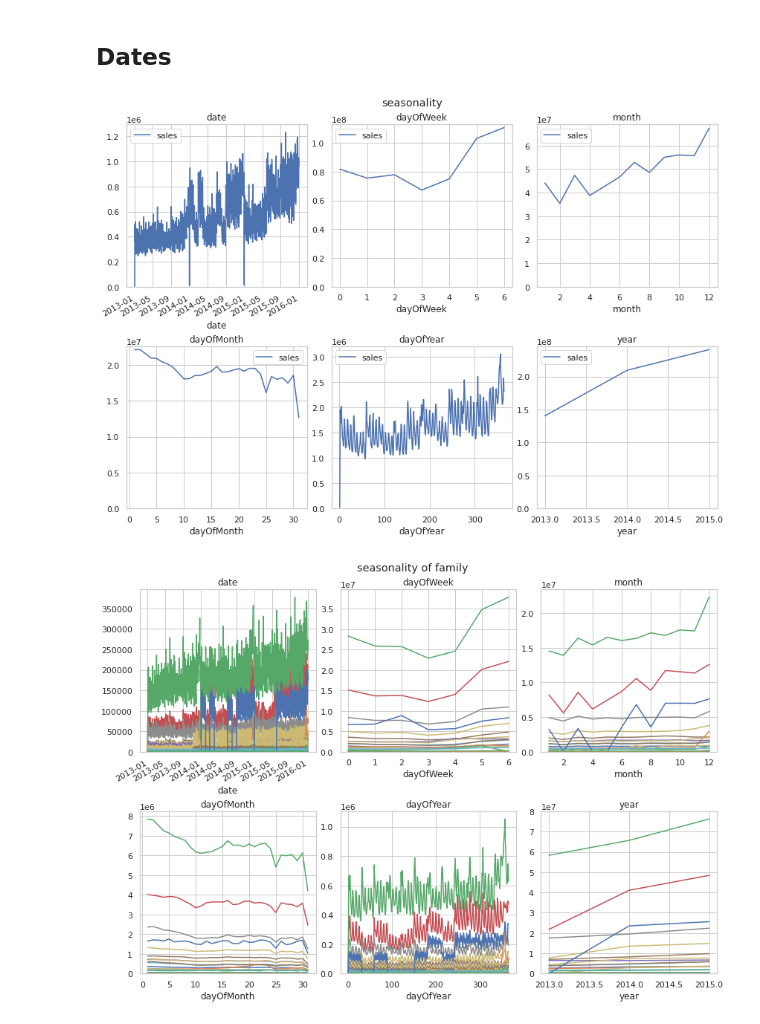
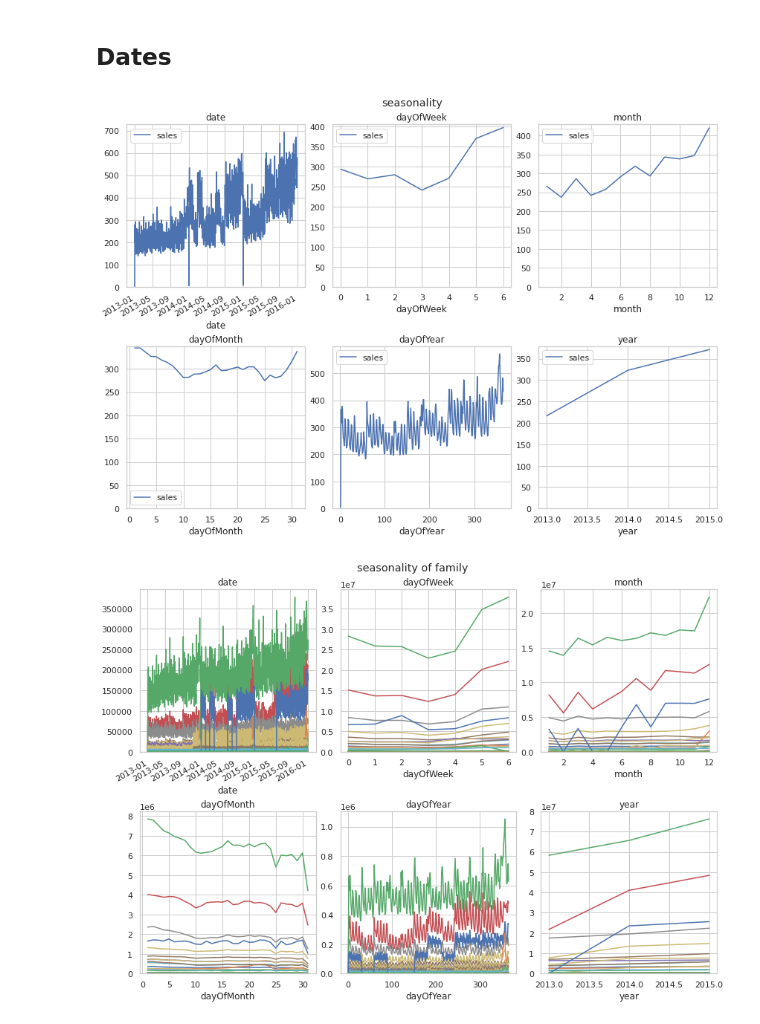
Before and after one commit to iberatd/Kaggle, a Jupyter notebook: forecasting-first.ipynb, the cells around one changed output. Saved outputs shown, nothing was run; the diff lists cells and outputs as text; code cells hidden in the pictures.

```diff
--- a/forecasting-first.ipynb
+++ b/forecasting-first.ipynb
@@ -94,11 +94,11 @@ dateUnits=["date","dayOfWeek","month","dayOfMonth","dayOfYear","year"]
 # %%
 fig, axes=plt.subplots(2,3,constrained_layout=True)
 fig.suptitle("seasonality")
 
 for i,unit in enumerate(dateUnits):
-    train_df.groupby(unit).sum()[["sales"]].plot.line(title=unit,ylim=(0),ax=axes[i//3,i%3])
+    train_df.groupby(unit).mean()[["sales"]].plot.line(title=unit,ylim=(0),ax=axes[i//3,i%3])
 # %% [output]
-[figure, old version]
+[figure, new version]
 # %%
 fig, axes=plt.subplots(2,3,constrained_layout=True)
 fig.suptitle("seasonality of family")
```
Also changed, not shown: parts of 1 cell of this notebook.
